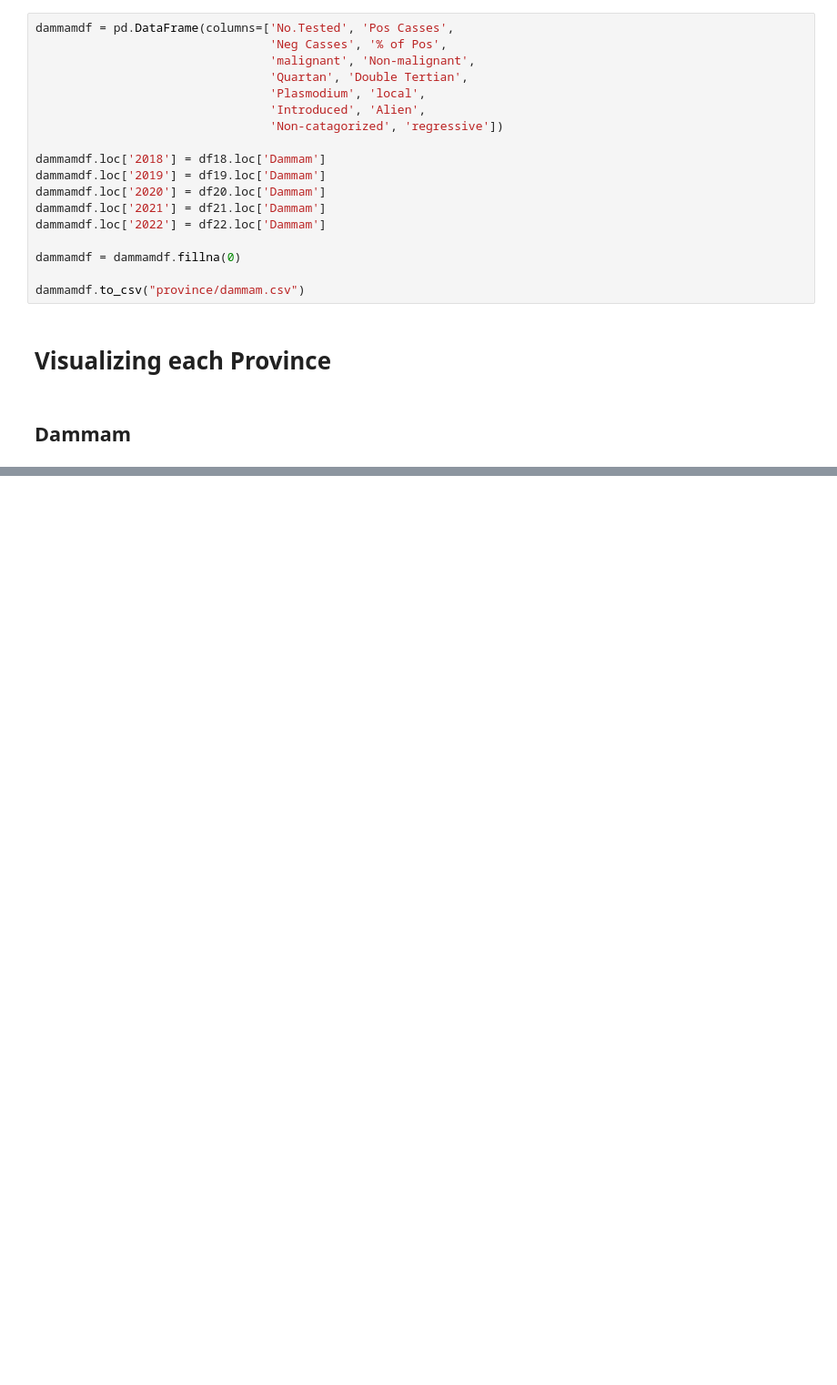
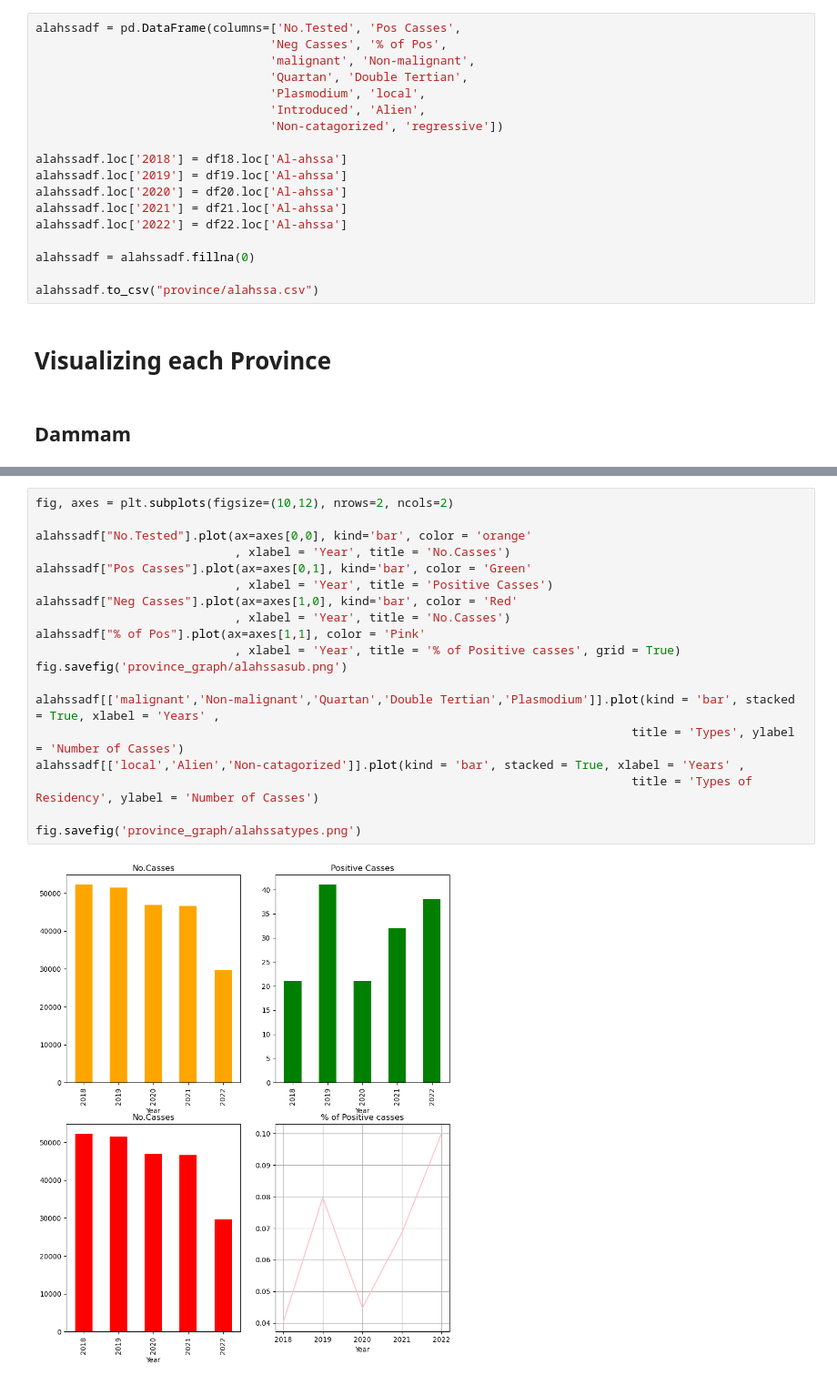
Before and after one commit to Ahmad-Noct/malariaKSA, a Jupyter notebook: main.ipynb, the cells around one changed output, grey strips where cells are left out. Shown at 91% size. Cells and saved outputs as stored; diff of their text form; blank space fills up the shorter version.

Commit message:
added al ahssa

```diff
--- a/main.ipynb
+++ b/main.ipynb
@@ -259,7 +259,7 @@ dammamdf.to_csv("province/dammam.csv")
 # %% [markdown]
 ## Al-ahssa
 # %%
-dammamdf = pd.DataFrame(columns=['No.Tested', 'Pos Casses',
+alahssadf = pd.DataFrame(columns=['No.Tested', 'Pos Casses',
                                  'Neg Casses', '% of Pos',
                                  'malignant', 'Non-malignant',
                                  'Quartan', 'Double Tertian',
@@ -267,15 +267,15 @@ dammamdf = pd.DataFrame(columns=['No.Tested', 'Pos Casses',
                                  'Introduced', 'Alien',
                                  'Non-catagorized', 'regressive'])
 
-dammamdf.loc['2018'] = df18.loc['Dammam']
-dammamdf.loc['2019'] = df19.loc['Dammam']
-dammamdf.loc['2020'] = df20.loc['Dammam']
-dammamdf.loc['2021'] = df21.loc['Dammam']
-dammamdf.loc['2022'] = df22.loc['Dammam']
+alahssadf.loc['2018'] = df18.loc['Al-ahssa']
+alahssadf.loc['2019'] = df19.loc['Al-ahssa']
+alahssadf.loc['2020'] = df20.loc['Al-ahssa']
+alahssadf.loc['2021'] = df21.loc['Al-ahssa']
+alahssadf.loc['2022'] = df22.loc['Al-ahssa']
 
-dammamdf = dammamdf.fillna(0)
+alahssadf = alahssadf.fillna(0)
 
-dammamdf.to_csv("province/dammam.csv")
+alahssadf.to_csv("province/alahssa.csv")
 # %% [markdown]
 # Visualizing each Province
 # %% [markdown]
@@ -302,0 +304,21 @@ fig.savefig('province_graph/dammamtypes.png')
+# %%
+fig, axes = plt.subplots(figsize=(10,12), nrows=2, ncols=2)
+
+alahssadf["No.Tested"].plot(ax=axes[0,0], kind='bar', color = 'orange'
+                            , xlabel = 'Year', title = 'No.Casses')
+alahssadf["Pos Casses"].plot(ax=axes[0,1], kind='bar', color = 'Green'
+                            , xlabel = 'Year', title = 'Positive Casses')
+alahssadf["Neg Casses"].plot(ax=axes[1,0], kind='bar', color = 'Red'
+                            , xlabel = 'Year', title = 'No.Casses')
+alahssadf["% of Pos"].plot(ax=axes[1,1], color = 'Pink'
+                            , xlabel = 'Year', title = '% of Positive casses', grid = True)
+fig.savefig('province_graph/alahssasub.png')
+
+alahssadf[['malignant','Non-malignant','Quartan','Double Tertian','Plasmodium']].plot(kind = 'bar', stacked = True, xlabel = 'Years' ,
+                                                                                    title = 'Types', ylabel = 'Number of Casses')
+alahssadf[['local','Alien','Non-catagorized']].plot(kind = 'bar', stacked = True, xlabel = 'Years' ,
+                                                                                    title = 'Types of Residency', ylabel = 'Number of Casses')
+
+fig.savefig('province_graph/alahssatypes.png')
+# %% [output]
+[figure, added]
```
Also changed, not shown: parts of 5 cells of this notebook, 4 other files.
